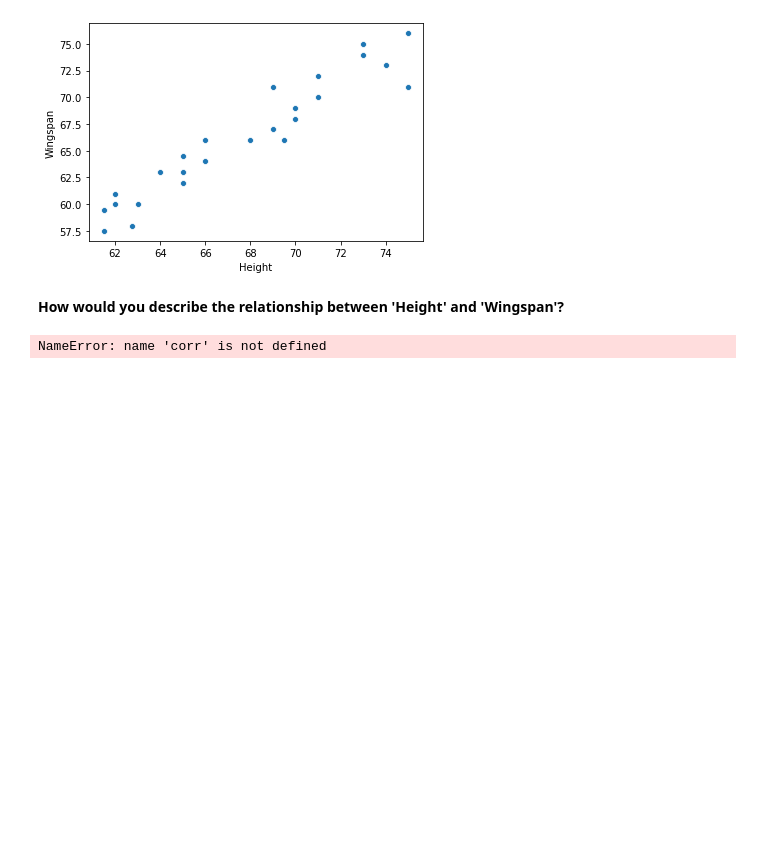
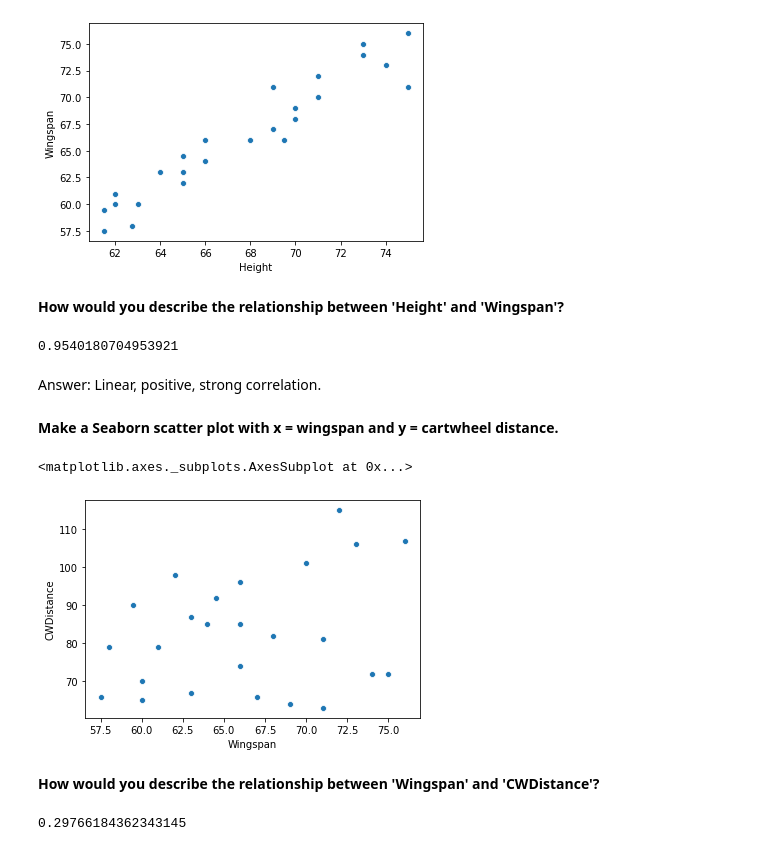
Before and after one commit to LeonardoSMSoares/Statistics-with-Python-Specialization, a Jupyter notebook: C01 - Week3f - Assessment Multivariate Analysis.ipynb, the cells around one changed output. Drawn from its saved outputs; the diff is of its cells as text; code cells hidden in the pictures; blank space fills up the shorter version.

```diff
--- a/C01 - Week3f - Assessment Multivariate Analysis.ipynb
+++ b/C01 - Week3f - Assessment Multivariate Analysis.ipynb
@@ -36,6 +36,25 @@ sns.scatterplot(x = df['Height'], y = df['Wingspan'])
 # %% [markdown]
 **How would you describe the relationship between 'Height' and 'Wingspan'?**
 # %%
-corr(df['Height'], df['Wingspan'])
+# General : df.corr(method ='pearson')
+
+df['Height'].corr(df['Wingspan'])
 # %% [output]
-NameError: name 'corr' is not defined
+0.9540180704953921
+# %% [markdown]
+Answer: Linear, positive, strong correlation.
+# %% [markdown]
+**Make a Seaborn scatter plot with x = wingspan and y = cartwheel distance.**
+# %%
+sns.scatterplot(x = df['Wingspan'], y = df['CWDistance'])
+# %% [output]
+<matplotlib.axes._subplots.AxesSubplot at 0x...>
+[figure, added]
+# %% [markdown]
+**How would you describe the relationship between 'Wingspan' and 'CWDistance'?**
+# %%
+# General : df.corr(method ='pearson')
+
+df['Wingspan'].corr(df['CWDistance'])
+# %% [output]
+0.29766184362343145
```
Also changed, not shown: parts of 7 cells of this notebook.
